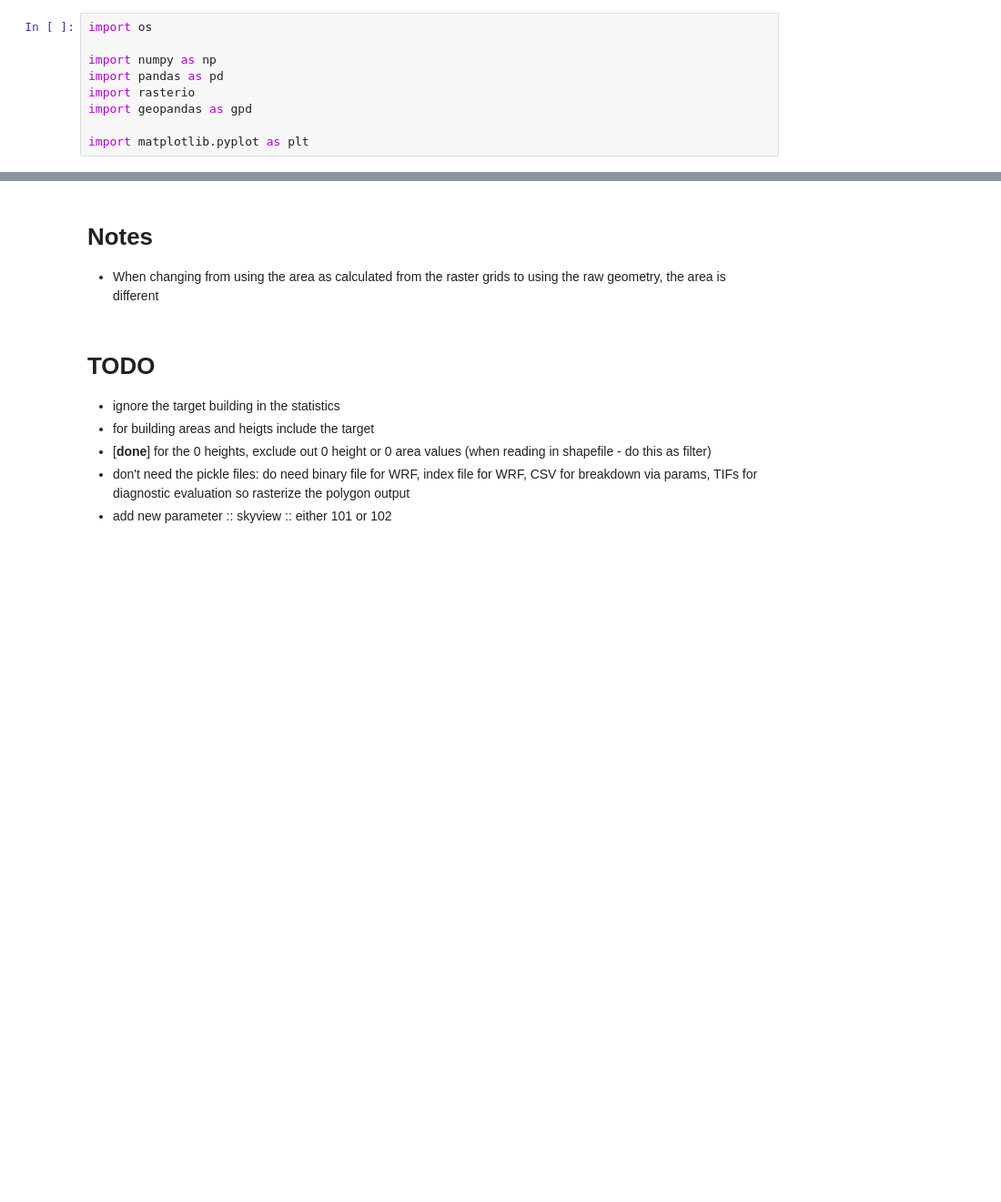
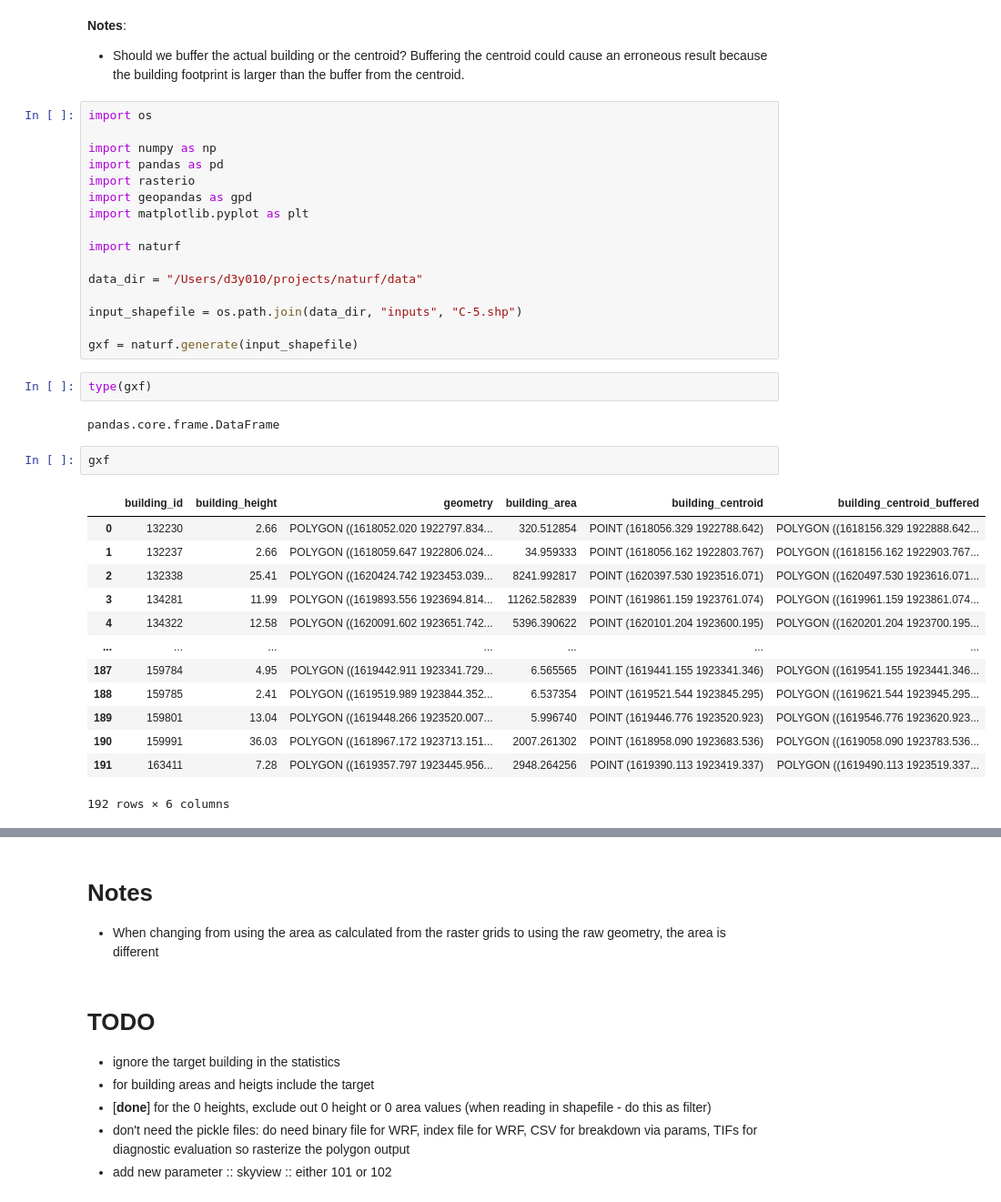
Before and after one commit to IMMM-SFA/naturf, a Jupyter notebook: notebooks/naturf_quickstarter.ipynb, the cells around one changed output, grey strips where cells are left out. Shown at 91% size. Cells and saved outputs as stored; diff of their text form; blank space fills up the shorter version.

```diff
--- a/notebooks/naturf_quickstarter.ipynb
+++ b/notebooks/naturf_quickstarter.ipynb
@@ -1,3 +1,6 @@
+# %% [markdown]
+**Notes**:
+- Should we buffer the actual building or the centroid?  Buffering the centroid could cause an erroneous result because the building footprint is larger than the buffer from the centroid.
 # %%
 import os
 
@@ -5,5 +8,32 @@ import numpy as np
 import pandas as pd
 import rasterio
 import geopandas as gpd
+import matplotlib.pyplot as plt
 
-import matplotlib.pyplot as plt
+import naturf
+
+data_dir = "/Users/d3y010/projects/naturf/data"
+
+input_shapefile = os.path.join(data_dir, "inputs", "C-5.shp")
+
+gxf = naturf.generate(input_shapefile)
+# %%
+type(gxf)
+# %% [output]
+pandas.core.frame.DataFrame
+# %%
+gxf
+# %% [output]
+|  | building_id | building_height | geometry | building_area | building_centroid | building_centroid_buffered |
+| 0 | 132230 | 2.66 | POLYGON ((1618052.020 1922797.834... | 320.512854 | POINT (1618056.329 1922788.642) | POLYGON ((1618156.329 1922888.642... |
+| 1 | 132237 | 2.66 | POLYGON ((1618059.647 1922806.024... | 34.959333 | POINT (1618056.162 1922803.767) | POLYGON ((1618156.162 1922903.767... |
+| 2 | 132338 | 25.41 | POLYGON ((1620424.742 1923453.039... | 8241.992817 | POINT (1620397.530 1923516.071) | POLYGON ((1620497.530 1923616.071... |
+| 3 | 134281 | 11.99 | POLYGON ((1619893.556 1923694.814... | 11262.582839 | POINT (1619861.159 1923761.074) | POLYGON ((1619961.159 1923861.074... |
+| 4 | 134322 | 12.58 | POLYGON ((1620091.602 1923651.742... | 5396.390622 | POINT (1620101.204 1923600.195) | POLYGON ((1620201.204 1923700.195... |
+| ... | ... | ... | ... | ... | ... | ... |
+| 187 | 159784 | 4.95 | POLYGON ((1619442.911 1923341.729... | 6.565565 | POINT (1619441.155 1923341.346) | POLYGON ((1619541.155 1923441.346... |
+| 188 | 159785 | 2.41 | POLYGON ((1619519.989 1923844.352... | 6.537354 | POINT (1619521.544 1923845.295) | POLYGON ((1619621.544 1923945.295... |
+| 189 | 159801 | 13.04 | POLYGON ((1619448.266 1923520.007... | 5.996740 | POINT (1619446.776 1923520.923) | POLYGON ((1619546.776 1923620.923... |
+| 190 | 159991 | 36.03 | POLYGON ((1618967.172 1923713.151... | 2007.261302 | POINT (1618958.090 1923683.536) | POLYGON ((1619058.090 1923783.536... |
+| 191 | 163411 | 7.28 | POLYGON ((1619357.797 1923445.956... | 2948.264256 | POINT (1619390.113 1923419.337) | POLYGON ((1619490.113 1923519.337... |
+192 rows × 6 columns
```
Also changed, not shown: parts of 7 cells of this notebook, 3 other files.
